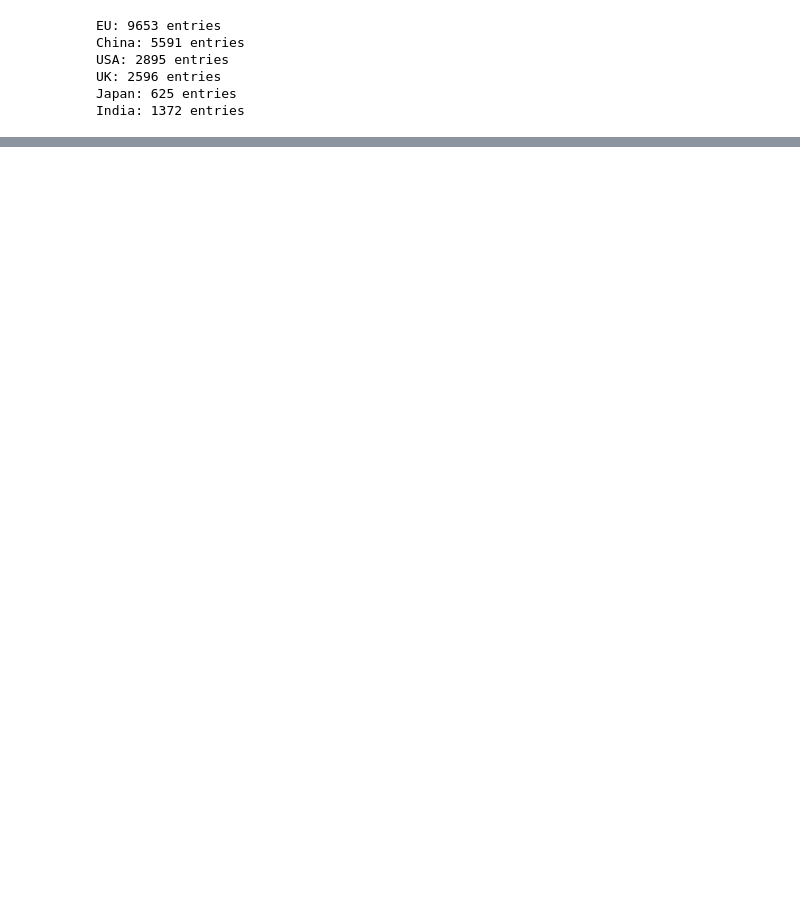
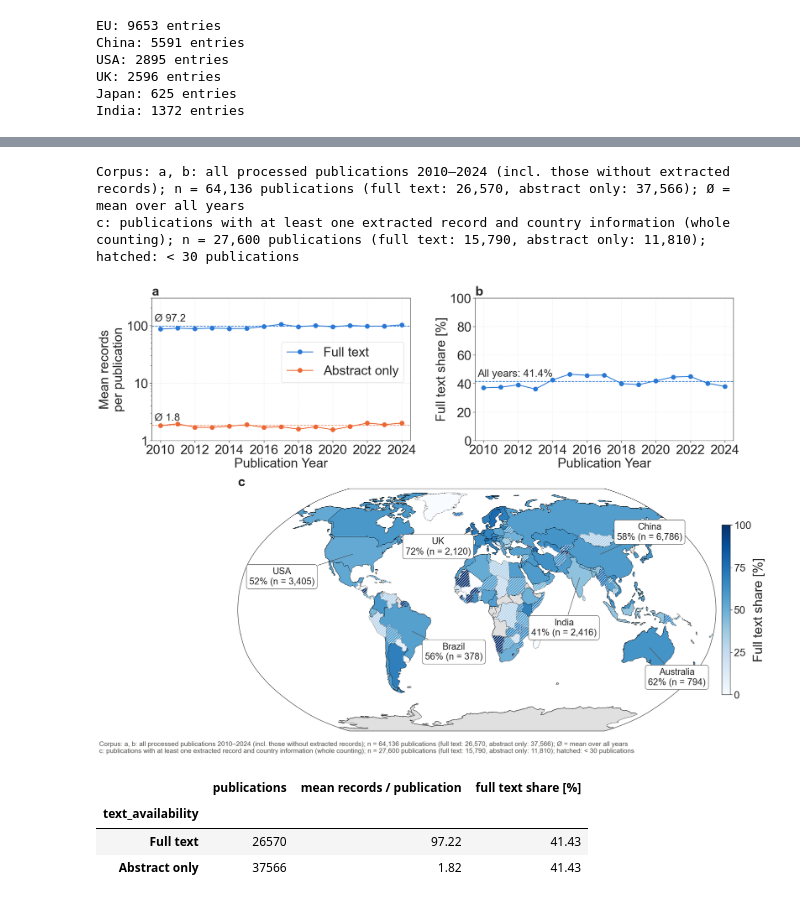
Before and after one commit to FZJ-IEK3-VSA/quinex-energy-system-studies, a Jupyter notebook: notebooks/Step4_MetadataVisualisation.ipynb, the cells around one changed output, grey strips where cells are left out. Saved outputs shown, nothing was run; the diff lists cells and outputs as text; code cells hidden in the pictures; blank space fills up the shorter version.

```diff
--- a/notebooks/Step4_MetadataVisualisation.ipynb
+++ b/notebooks/Step4_MetadataVisualisation.ipynb
@@ -11,6 +24,7 @@ metadata = VisualisationMetadata("../data/quinex/df_quinex_metadata.parquet")
 # %% [markdown]
 # **Load Data**
 # %%
-df_paper = pd.read_parquet("../data/paper/paper_dataset.parquet")
-df_paper = df_paper[df_paper["Quinex"] == True]
+# Processed corpus: Download_Status "Succeeded" (full text) / "Abstract Succeeded" (abstract only),
+# incl. publications without extracted records (Quinex == False)
+df_paper = pd.read_parquet(PAPER_PATH, columns=["DOI", "Year", "Quinex", "Download_Status"])
 # %%
@@ -130,0 +200,23 @@ fig, piv_entity = metadata.mention_trend_heatmap_multi_entities(
+# %%
+availability = TextAvailabilityVisualisation()
+availability.add_text_availability(records_all)
+pubs = availability.corpus_publication_table(df_paper, availability.publication_table(records_all))
+
+fig, overview = availability.plot_text_availability_overview(
+    pubs,
+    year_range=(2010, 2024),
+    example_countries=["US", "GB", "IN", "CN", "BR", "AU"],
+    min_publications=30,
+    figsize=(24, 18),
+    font_size=30,
+)
+show_figure(fig, save_path="../data/figures/metadata/text_availability_overview.pdf")
+overview["overall"]
+# %% [output]
+Corpus: a, b: all processed publications 2010–2024 (incl. those without extracted records); n = 64,136 publications (full text: 26,570, abstract only: 37,566); Ø = mean over all years
+c: publications with at least one extracted record and country information (whole counting); n = 27,600 publications (full text: 15,790, abstract only: 11,810); hatched: < 30 publications
+[figure, added]
+|  | publications | mean records / publication | full text share [%] |
+| text_availability |  |  |  |
+| Full text | 26570 | 97.22 | 41.43 |
+| Abstract only | 37566 | 1.82 | 41.43 |
```
Also changed, not shown: parts of 13 cells of this notebook, 11 other files.
